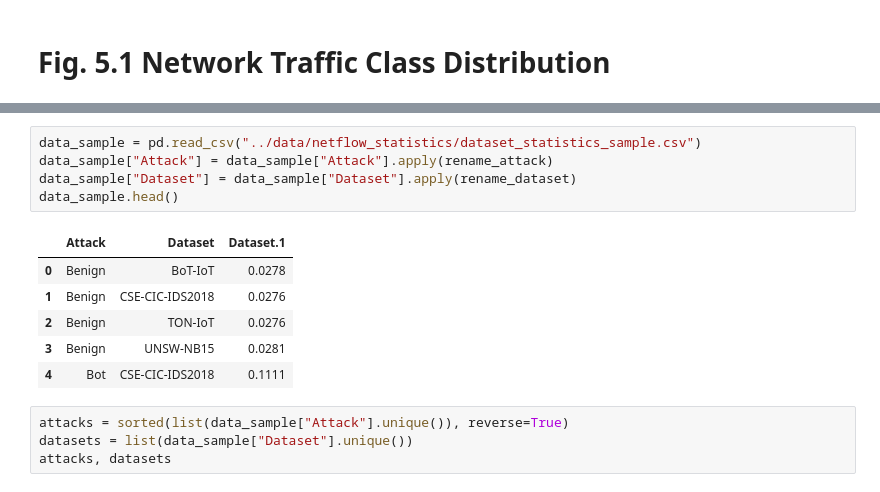
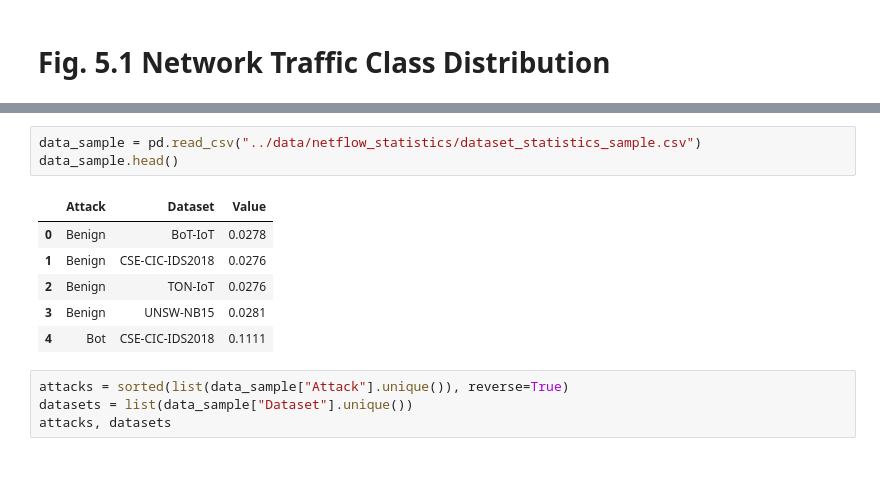
Before and after one commit to dmnc-grdnr/showroom, a Jupyter notebook: NID/visualization/class_distribution.ipynb, the cells around one changed output, grey strips where cells are left out. Cells and saved outputs as stored; diff of their text form.

```diff
--- a/NID/visualization/class_distribution.ipynb
+++ b/NID/visualization/class_distribution.ipynb
@@ -42,10 +18,8 @@ data_org
 # %%
 data_sample = pd.read_csv("../data/netflow_statistics/dataset_statistics_sample.csv")
-data_sample["Attack"] = data_sample["Attack"].apply(rename_attack)
-data_sample["Dataset"] = data_sample["Dataset"].apply(rename_dataset)
 data_sample.head()
 # %% [output]
-|  | Attack | Dataset | Dataset.1 |
+|  | Attack | Dataset | Value |
 | 0 | Benign | BoT-IoT | 0.0278 |
 | 1 | Benign | CSE-CIC-IDS2018 | 0.0276 |
 | 2 | Benign | TON-IoT | 0.0276 |
```
Also changed, not shown: parts of 6 cells of this notebook, 26 other files.
